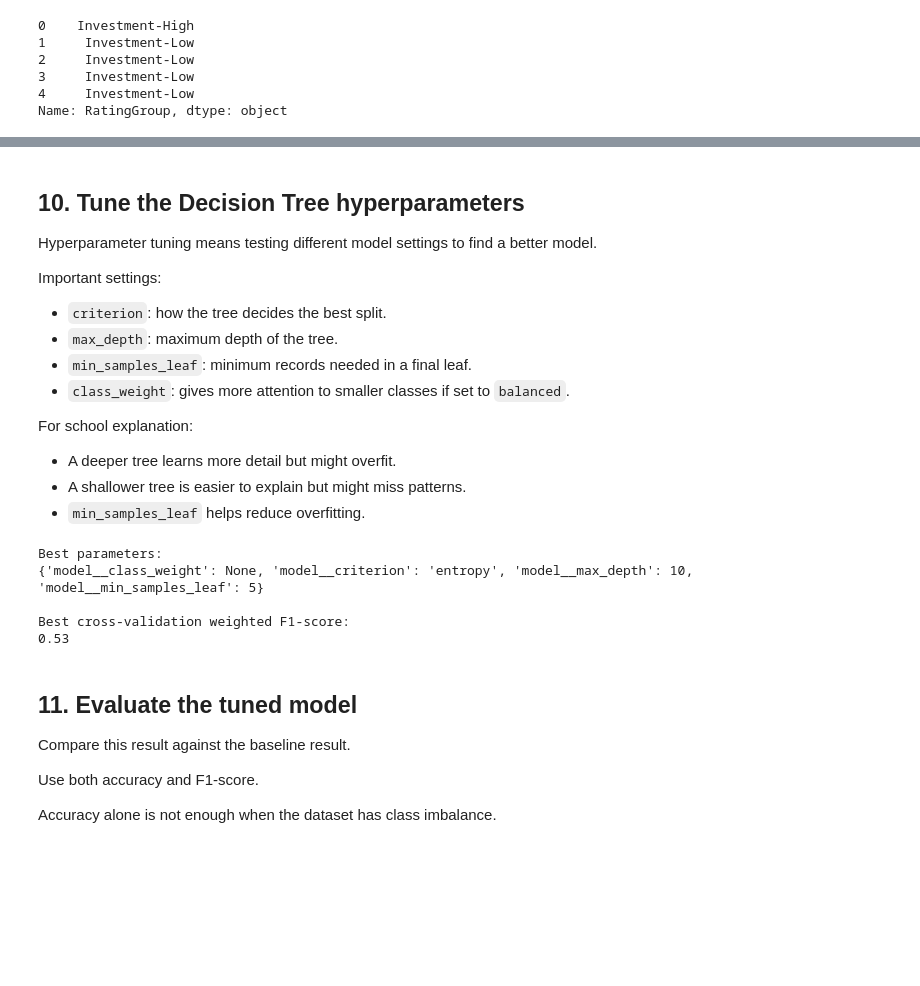
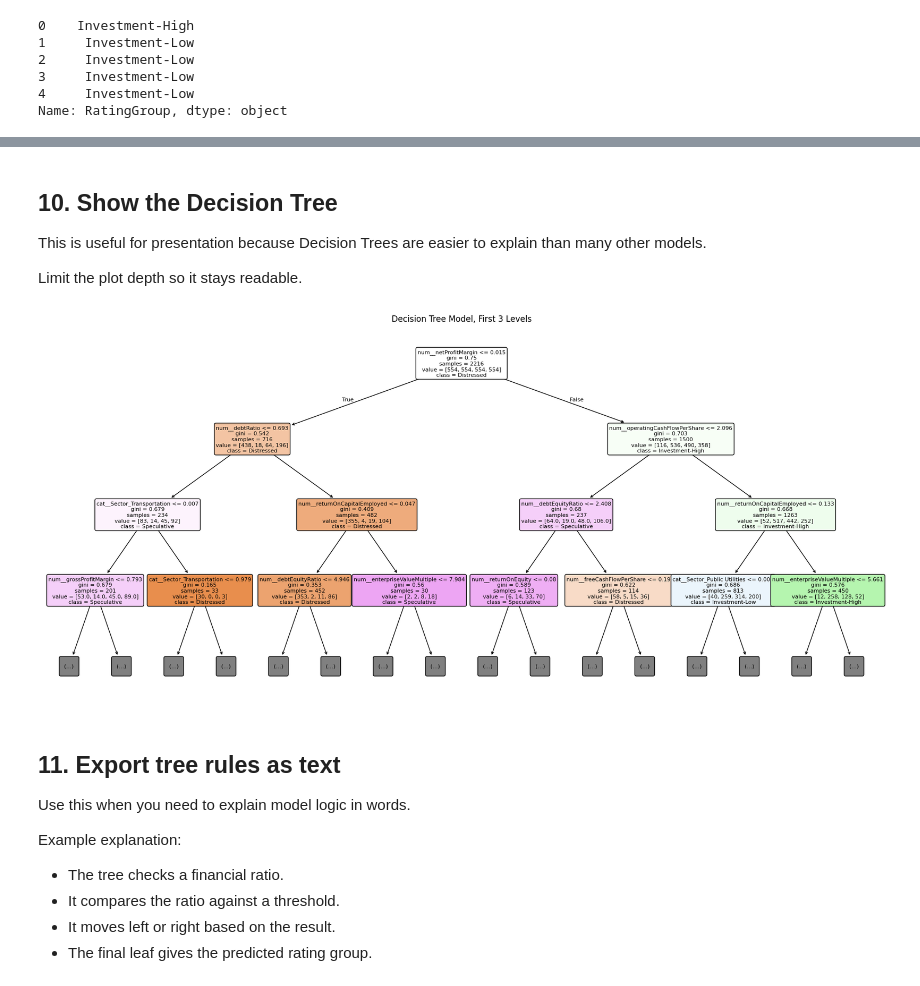
Before and after one commit to nicholas24042626/Credit-Risk-Analyzer, a Jupyter notebook: docs/decision_tree_credit_risk_notebook_with_SHAP.ipynb, the cells around one changed output, grey strips where cells are left out. Saved outputs shown, nothing was run; the diff lists cells and outputs as text; code cells hidden in the pictures; blank space fills up the shorter version.

```diff
--- a/docs/decision_tree_credit_risk_notebook_with_SHAP.ipynb
+++ b/docs/decision_tree_credit_risk_notebook_with_SHAP.ipynb
@@ -278,17 +358,17 @@ We use `stratify=y` so each rating group keeps a similar percentage in both trai
 X_train, X_test, y_train, y_test = train_test_split(
     X,
     y,
-    test_size=0.20,
+    test_size=0.30,
     random_state=RANDOM_STATE,
     stratify=y
 )
 
 print("Training rows:", X_train.shape[0])
 print("Testing rows:", X_test.shape[0])
-
-print("\nTraining target distribution:")
+print()
+print("Training target distribution:")
 display(y_train.value_counts())
-
-print("\nTesting target distribution:")
+print()
+print("Testing target distribution:")
 display(y_test.value_counts())
 # %% [output]
@@ -426,53 +544,32 @@ plt.show()
 # %% [markdown]
-## 10. Tune the Decision Tree hyperparameters
+## 10. Show the Decision Tree
 
-Hyperparameter tuning means testing different model settings to find a better model.
+This is useful for presentation because Decision Trees are easier to explain than many other models.
 
-Important settings:
-- `criterion`: how the tree decides the best split.
-- `max_depth`: maximum depth of the tree.
-- `min_samples_leaf`: minimum records needed in a final leaf.
-- `class_weight`: gives more attention to smaller classes if set to `balanced`.
-
-For school explanation:
-- A deeper tree learns more detail but might overfit.
-- A shallower tree is easier to explain but might miss patterns.
-- `min_samples_leaf` helps reduce overfitting.
+Limit the plot depth so it stays readable.
 # %%
-param_grid = {
-    "model__criterion": ["gini", "entropy"],
-    "model__max_depth": [3, 5, 8, 10],
-    "model__min_samples_leaf": [1, 5, 10],
-    "model__class_weight": [None, "balanced"]
-}
-
-grid_search = GridSearchCV(
-    estimator=baseline_model,
-    param_grid=param_grid,
-    cv=3,
-    scoring="f1_weighted",
-    n_jobs=1
+plt.figure(figsize=(22, 10))
+plot_tree(
+    best_model,
+    feature_names=feature_names,
+    class_names=best_model.classes_,
+    filled=True,
+    rounded=True,
+    max_depth=3,
+    fontsize=8
 )
-
-grid_search.fit(X_train, y_train)
-
-print("Best parameters:")
-print(grid_search.best_params_)
-
-print("\nBest cross-validation weighted F1-score:")
-print(round(grid_search.best_score_, 4))
+plt.title("Decision Tree Model, First 3 Levels")
+plt.show()
 # %% [output]
-Best parameters:
-{'model__class_weight': None, 'model__criterion': 'entropy', 'model__max_depth': 10, 'model__min_samples_leaf': 5}
-
-Best cross-validation weighted F1-score:
-0.53
+[figure, added]
 # %% [markdown]
-## 11. Evaluate the tuned model
+## 11. Export tree rules as text
 
-Compare this result against the baseline result.
+Use this when you need to explain model logic in words.
 
-Use both accuracy and F1-score.
-
-Accuracy alone is not enough when the dataset has class imbalance.
+Example explanation:
+- The tree checks a financial ratio.
+- It compares the ratio against a threshold.
+- It moves left or right based on the result.
+- The final leaf gives the predicted rating group.
 # %%
```
Also changed, not shown: parts of 33 cells of this notebook, 2 other files.
